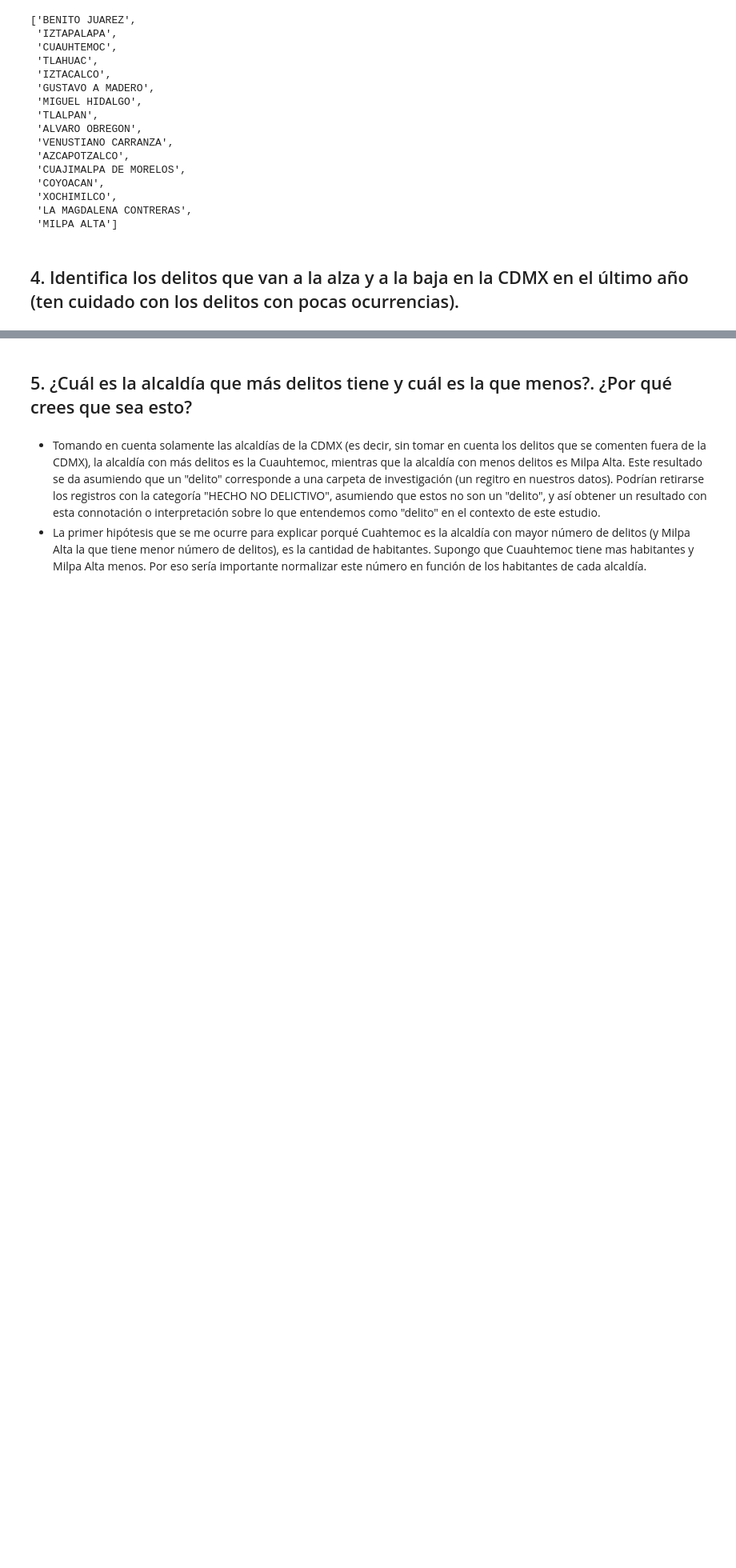
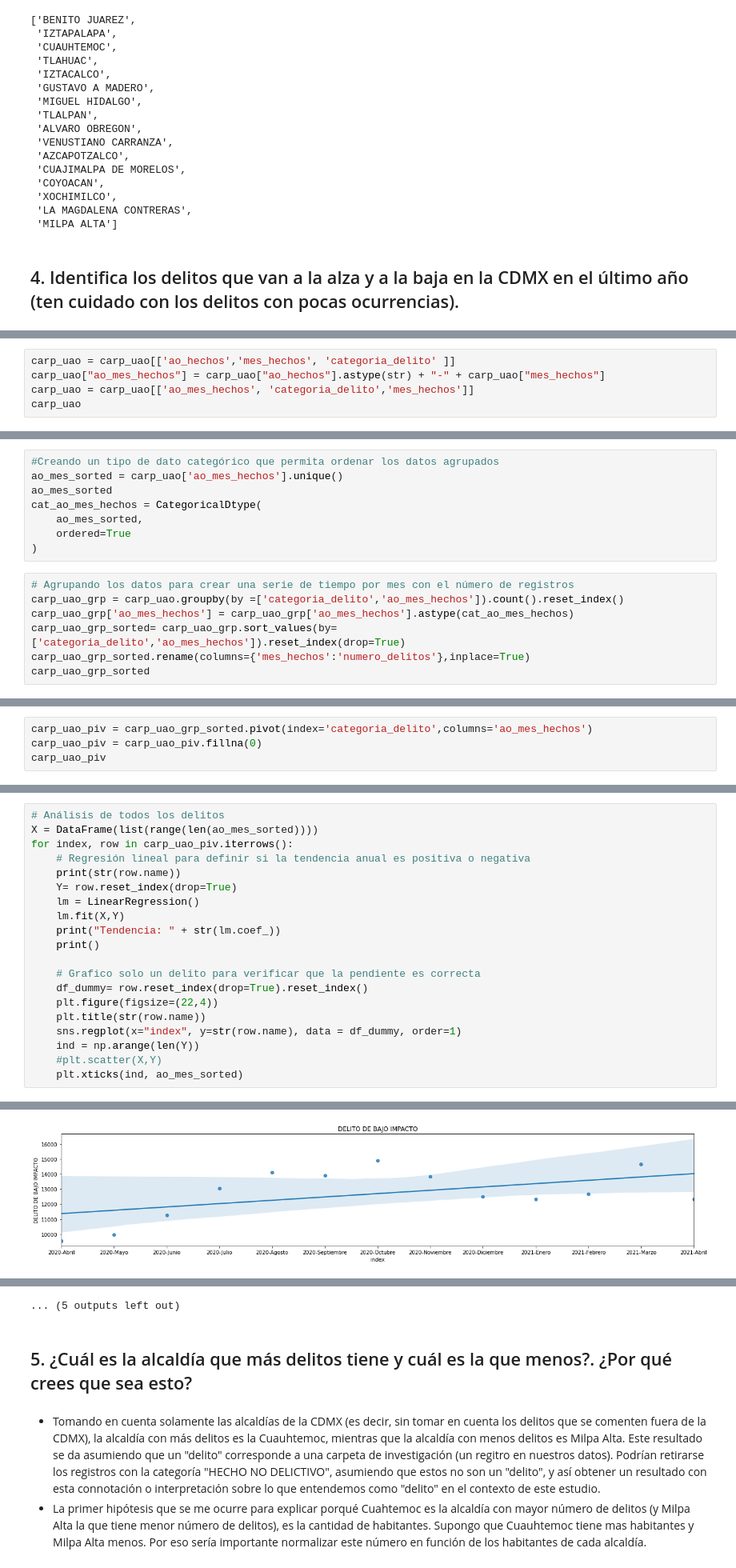
Before and after one commit to Conrado-Montealegre/OPI-DS-Test, a Jupyter notebook: 01_SeccionA.ipynb, the cells around one changed output, grey strips where cells are left out. Shown at 80% size. Cells and saved outputs as stored; diff of their text form; blank space fills up the shorter version.

Commit message:
prueba graficos

```diff
--- a/01_SeccionA.ipynb
+++ b/01_SeccionA.ipynb
@@ -230,0 +307,5 @@ alcaldias
+# %%
+carp_uao = carp_uao[['ao_hechos','mes_hechos', 'categoria_delito' ]]
+carp_uao["ao_mes_hechos"] = carp_uao["ao_hechos"].astype(str) + "-" + carp_uao["mes_hechos"]
+carp_uao = carp_uao[['ao_mes_hechos', 'categoria_delito','mes_hechos']]
+carp_uao
@@ -230,0 +330,15 @@ alcaldias
+# %%
+#Creando un tipo de dato categórico que permita ordenar los datos agrupados
+ao_mes_sorted = carp_uao['ao_mes_hechos'].unique()
+ao_mes_sorted
+cat_ao_mes_hechos = CategoricalDtype(
+    ao_mes_sorted,
+    ordered=True
+)
+# %%
+# Agrupando los datos para crear una serie de tiempo por mes con el número de registros
+carp_uao_grp = carp_uao.groupby(by =['categoria_delito','ao_mes_hechos']).count().reset_index()
+carp_uao_grp['ao_mes_hechos'] = carp_uao_grp['ao_mes_hechos'].astype(cat_ao_mes_hechos)
+carp_uao_grp_sorted= carp_uao_grp.sort_values(by=['categoria_delito','ao_mes_hechos']).reset_index(drop=True)
+carp_uao_grp_sorted.rename(columns={'mes_hechos':'numero_delitos'},inplace=True)
+carp_uao_grp_sorted
@@ -230,0 +359,4 @@ alcaldias
+# %%
+carp_uao_piv = carp_uao_grp_sorted.pivot(index='categoria_delito',columns='ao_mes_hechos')
+carp_uao_piv = carp_uao_piv.fillna(0)
+carp_uao_piv
@@ -230,0 +383,21 @@ alcaldias
+# %%
+# Análisis de todos los delitos
+X = DataFrame(list(range(len(ao_mes_sorted))))
+for index, row in carp_uao_piv.iterrows():
+    # Regresión lineal para definir si la tendencia anual es positiva o negativa
+    print(str(row.name))
+    Y= row.reset_index(drop=True)
+    lm = LinearRegression()
+    lm.fit(X,Y)
+    print("Tendencia: " + str(lm.coef_))
+    print()
+
+    # Grafico solo un delito para verificar que la pendiente es correcta
+    df_dummy= row.reset_index(drop=True).reset_index()
+    plt.figure(figsize=(22,4))
+    plt.title(str(row.name))
+    sns.regplot(x="index", y=str(row.name), data = df_dummy, order=1)
+    ind = np.arange(len(Y))
+    #plt.scatter(X,Y)
+    plt.xticks(ind, ao_mes_sorted)
+# %% [output]
@@ -230,0 +421 @@ alcaldias
+[figure, added]
@@ -231,3 +432,4 @@ alcaldias
+... (5 outputs left out)
 # %% [markdown]
 ## 5. ¿Cuál es la alcaldía que más delitos tiene y cuál es la que menos?. ¿Por qué crees que sea esto?
 # %% [markdown]
```
Also changed, not shown: parts of 44 cells of this notebook, 1 other file.
